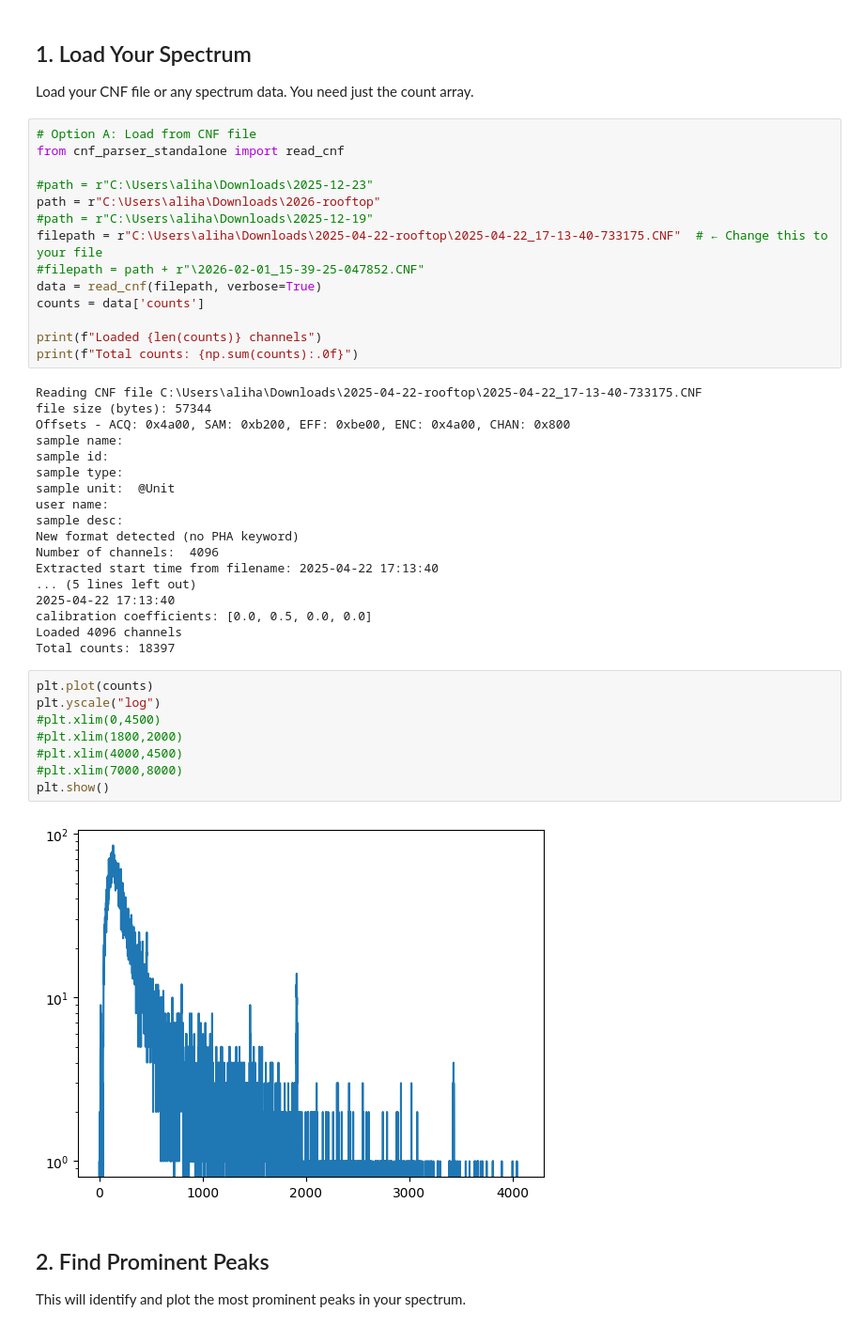
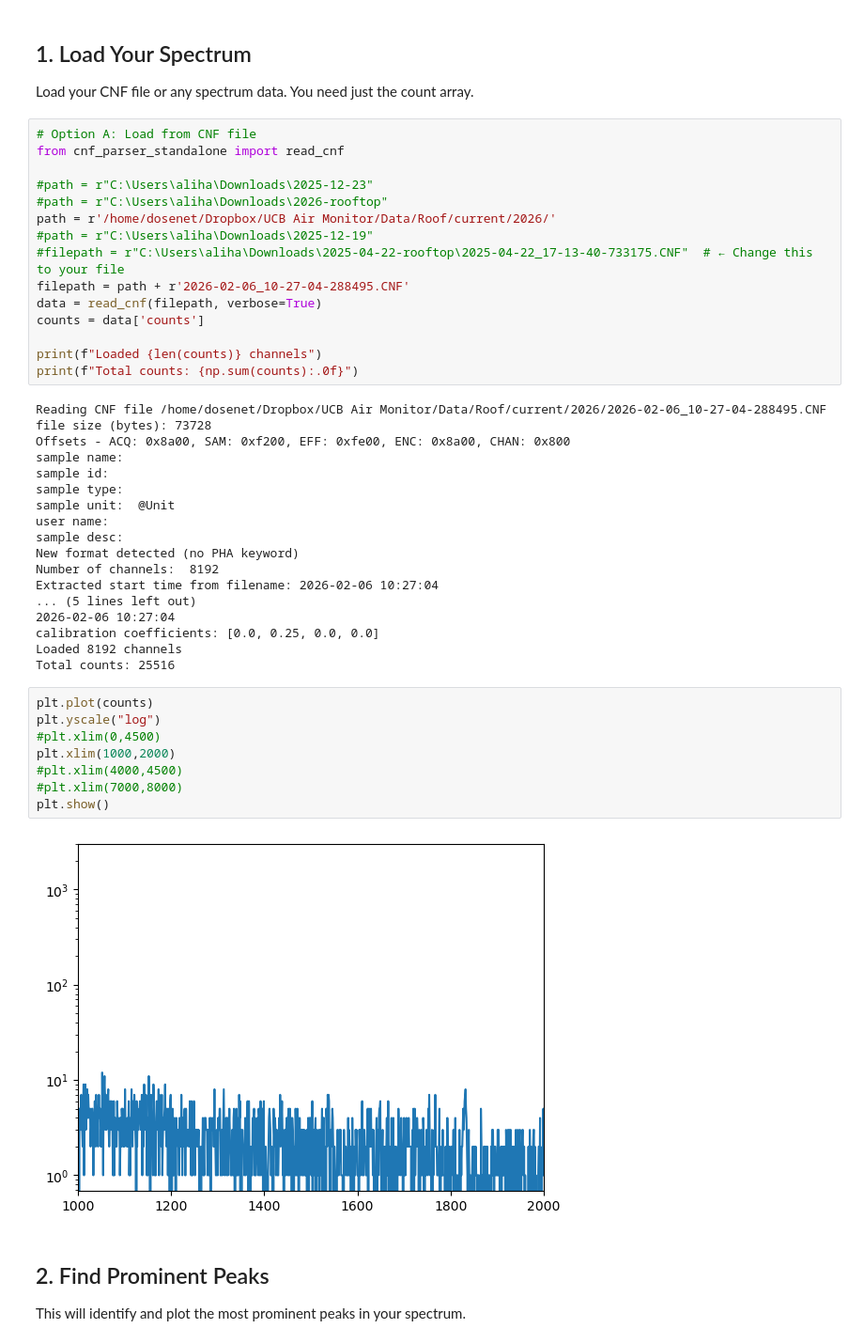
Before and after one commit to alihanks/radwatch-airmonitor, a Jupyter notebook: image_scripts/spectrum_calibration_example.ipynb, the cells around one changed output. Shown at 94% size. Saved outputs shown, nothing was run; the diff lists cells and outputs as text.

```diff
--- a/image_scripts/spectrum_calibration_example.ipynb
+++ b/image_scripts/spectrum_calibration_example.ipynb
@@ -33,19 +33,20 @@ Load your CNF file or any spectrum data. You need just the count array.
 from cnf_parser_standalone import read_cnf
 
 #path = r"C:\Users\aliha\Downloads\2025-12-23"
-path = r"C:\Users\aliha\Downloads\2026-rooftop"
+#path = r"C:\Users\aliha\Downloads\2026-rooftop"
+path = r'/home/dosenet/Dropbox/UCB Air Monitor/Data/Roof/current/2026/'
 #path = r"C:\Users\aliha\Downloads\2025-12-19"
-filepath = r"C:\Users\aliha\Downloads\2025-04-22-rooftop\2025-04-22_17-13-40-733175.CNF"  # ← Change this to your file
-#filepath = path + r"\2026-02-01_15-39-25-047852.CNF"
+#filepath = r"C:\Users\aliha\Downloads\2025-04-22-rooftop\2025-04-22_17-13-40-733175.CNF"  # ← Change this to your file
+filepath = path + r'2026-02-06_10-27-04-288495.CNF'
 data = read_cnf(filepath, verbose=True)
 counts = data['counts']
 
 print(f"Loaded {len(counts)} channels")
 print(f"Total counts: {np.sum(counts):.0f}")
 # %% [output]
-Reading CNF file C:\Users\aliha\Downloads\2025-04-22-rooftop\2025-04-22_17-13-40-733175.CNF
-file size (bytes): 57344
-Offsets - ACQ: 0x4a00, SAM: 0xb200, EFF: 0xbe00, ENC: 0x4a00, CHAN: 0x800
+Reading CNF file /home/dosenet/Dropbox/UCB Air Monitor/Data/Roof/current/2026/2026-02-06_10-27-04-288495.CNF
+file size (bytes): 73728
+Offsets - ACQ: 0x8a00, SAM: 0xf200, EFF: 0xfe00, ENC: 0x8a00, CHAN: 0x800
 sample name:
 sample id:
 sample type:
@@ -53,23 +54,23 @@
 user name:
 sample desc:
 New format detected (no PHA keyword)
-Number of channels:  4096
-Extracted start time from filename: 2025-04-22 17:13:40
+Number of channels:  8192
+Extracted start time from filename: 2026-02-06 10:27:04
 ... (5 lines left out)
-2025-04-22 17:13:40
-calibration coefficients: [0.0, 0.5, 0.0, 0.0]
-Loaded 4096 channels
-Total counts: 18397
+2026-02-06 10:27:04
+calibration coefficients: [0.0, 0.25, 0.0, 0.0]
+Loaded 8192 channels
+Total counts: 25516
 # %%
 plt.plot(counts)
 plt.yscale("log")
 #plt.xlim(0,4500)
-#plt.xlim(1800,2000)
+plt.xlim(1000,2000)
 #plt.xlim(4000,4500)
 #plt.xlim(7000,8000)
 plt.show()
 # %% [output]
-[figure, old version]
+[figure, new version]
 # %% [markdown]
 ## 2. Find Prominent Peaks
 
```
Also changed, not shown: parts of 5 cells of this notebook, 11 other files.
